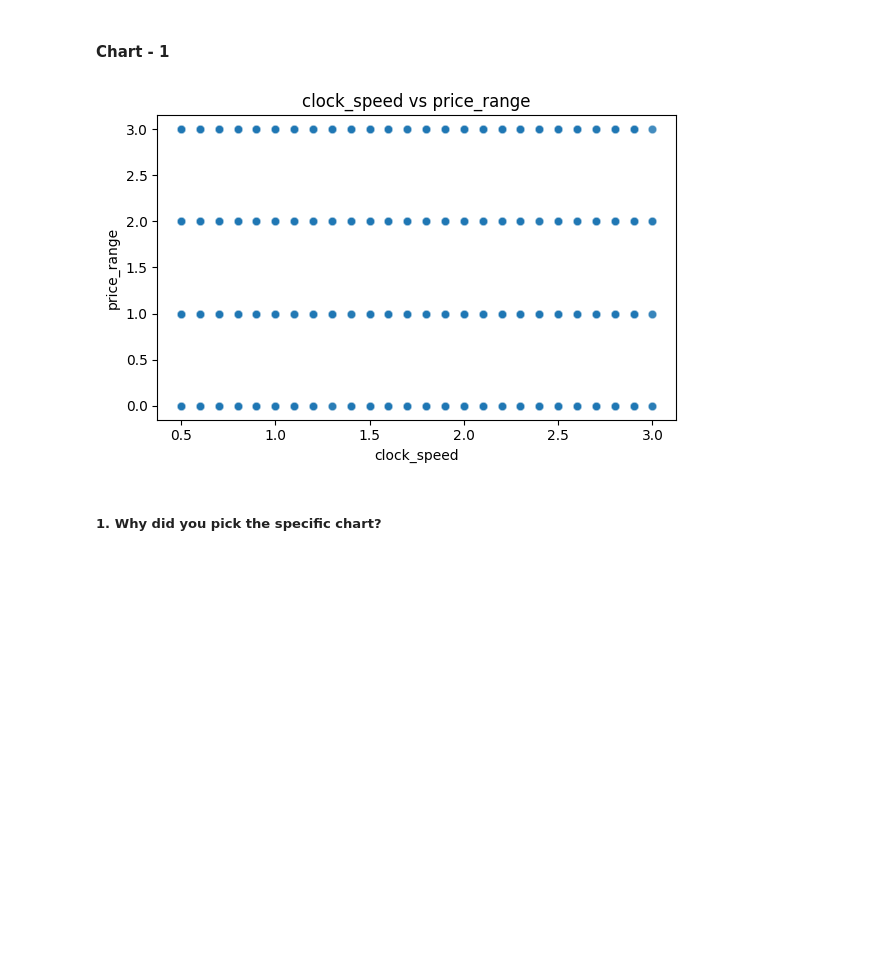
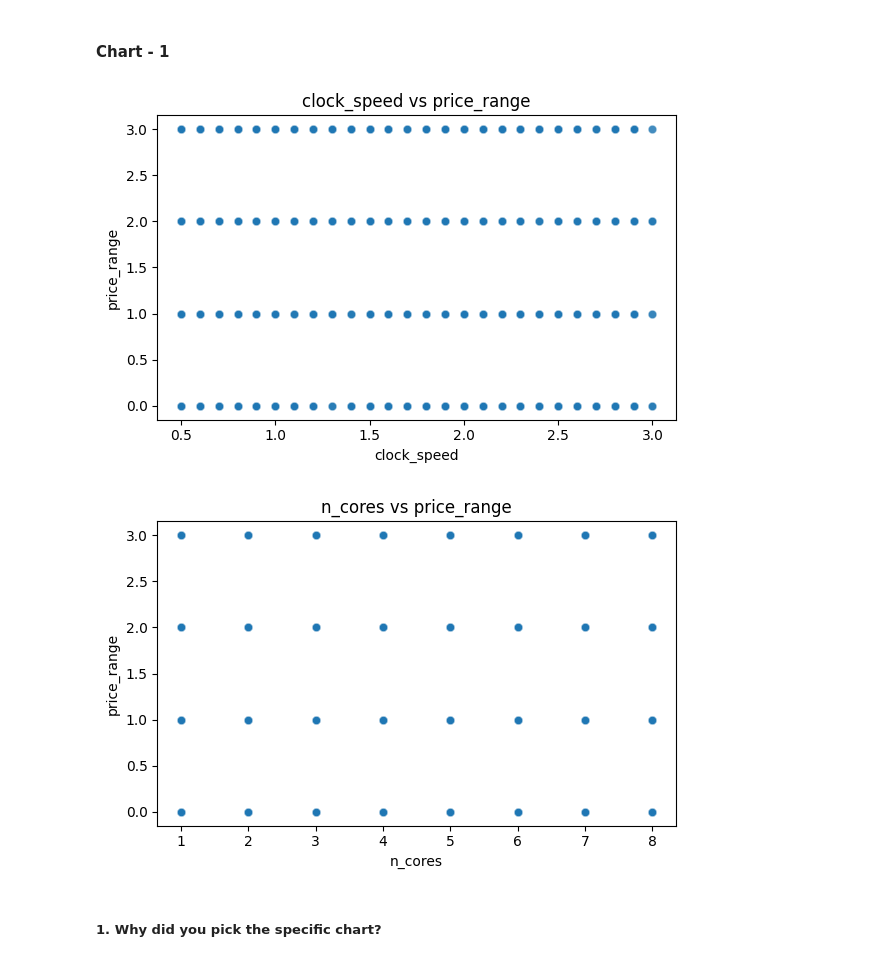
Before and after one commit to varuncode01/ST_Project3, a Jupyter notebook: ML_Project3.ipynb, the cells around one changed output. Drawn from its saved outputs; the diff is of its cells as text; code cells hidden in the pictures; blank space fills up the shorter version.

```diff
--- a/ML_Project3.ipynb
+++ b/ML_Project3.ipynb
@@ -493,11 +493,12 @@ def plot_feature_importance(df, feature_cols, target='price_range'):
 # %%
 # Chart - 1 visualization code
 
-chart1 = ['clock_speed']
+chart1 = ['clock_speed', 'n_cores']
 
 scatter_plot_columns(df, chart1)
 # %% [output]
 [figure]
+[figure, added]
 # %% [markdown]
 ##### 1. Why did you pick the specific chart?
 # %% [markdown]
```
Also changed, not shown: parts of 3 cells of this notebook.
